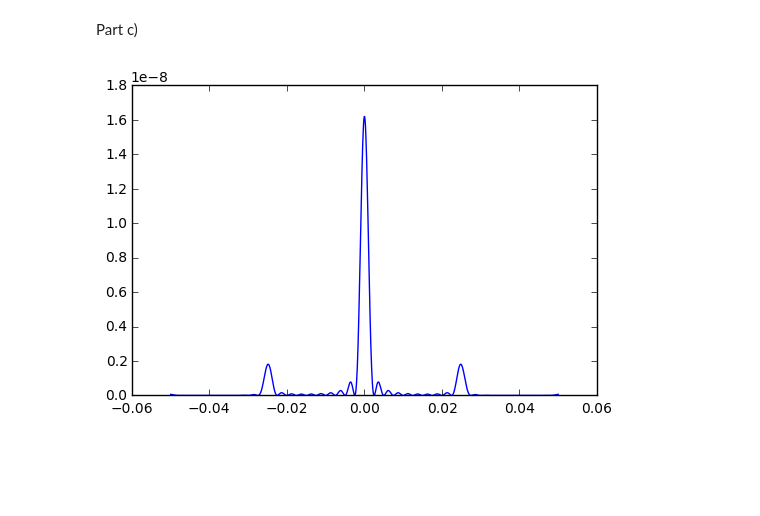
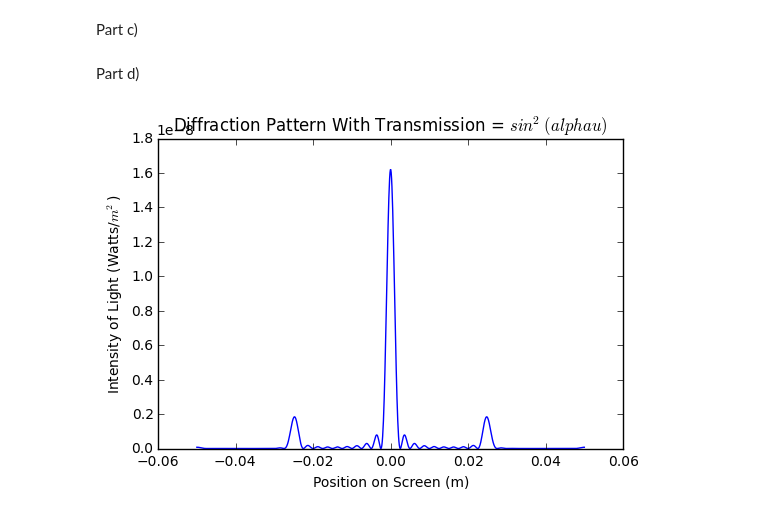
Before and after one commit to aMartin6/Labs, a Jupyter notebook: Lab6/Lab6.ipynb, the cells around one changed output. Saved outputs shown, nothing was run; the diff lists cells and outputs as text; code cells hidden in the pictures; blank space fills up the shorter version.

```diff
--- a/Lab6/Lab6.ipynb
+++ b/Lab6/Lab6.ipynb
@@ -91,12 +91,12 @@ lmda = 500e-9 # Units: m
 f = 1 # Units: m
 wScreen = 0.1 # Units: m
 wGrating = 200e-6
-N = 100
+N = 1000
 
-def I1 (x):
+def I1 (transmissionFunction, x):
 
     def integrand2 (u1):
-        return math.sqrt(q(u1)) * cmath.exp((1j * 2 * math.pi * x * u1) / (lmda * f))
+        return math.sqrt(transmissionFunction(u1)) * cmath.exp((1j * 2 * math.pi * x * u1) / (lmda * f))
 
     def simpson (func, numSteps, x1, x2):
         h = (x2 - x1) / numSteps
@@ -112,15 +112,20 @@ def I1 (x):
     intensity = abs(integral)**2
 
     return intensity
+# %% [markdown]
+Part d)
 # %%
 steps = 1000
 xValues = np.linspace (-0.05, 0.05, steps)
 brightness = []
 
 for i in xValues:
-    brightness.append(I1 (i))
+    brightness.append(I1 (q, i))
 
 plt.plot(xValues, brightness)
+plt.title("Diffraction Pattern With Transmission = $sin^2(alpha u)$")
+plt.xlabel("Position on Screen (m)")
+plt.ylabel("Intensity of Light (Watts/$m^2$)")
 plt.show()
 # %% [output]
-[figure, old version]
+[figure, new version]
```
Also changed, not shown: parts of 2 cells of this notebook.
